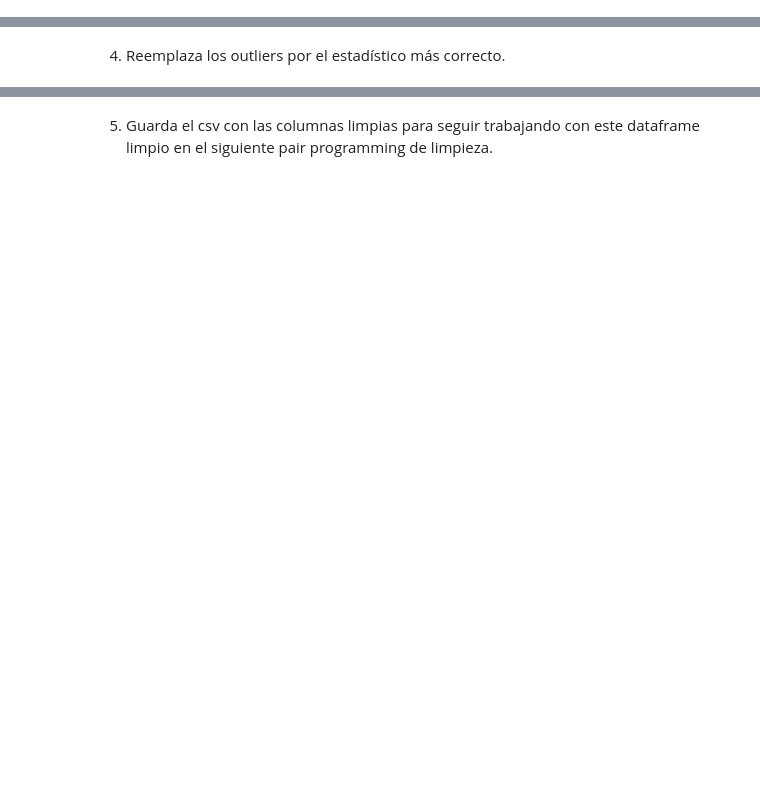
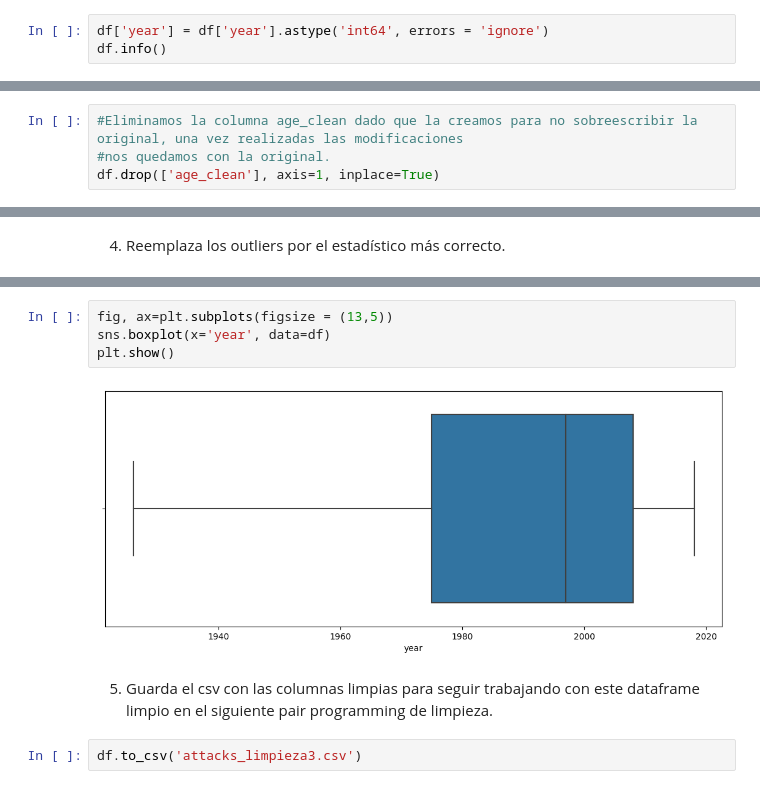
Before and after one commit to Jumblan/DA_promoC_modulo2_sprint3_JudithLola, a Jupyter notebook: limpieza/pair-prog-limpiezaIII.ipynb, the cells around one changed output, grey strips where cells are left out. Cells and saved outputs as stored; diff of their text form; blank space fills up the shorter version.

```diff
--- a/limpieza/pair-prog-limpiezaIII.ipynb
+++ b/limpieza/pair-prog-limpiezaIII.ipynb
@@ -55,0 +56,3 @@ numericas
+# %%
+df['year'] = df['year'].astype('int64', errors = 'ignore')
+df.info()
@@ -55,0 +106,4 @@ numericas
+# %%
+#Eliminamos la columna age_clean dado que la creamos para no sobreescribir la original, una vez realizadas las modificaciones
+#nos quedamos con la original.
+df.drop(['age_clean'], axis=1, inplace=True)
@@ -97,2 +227,10 @@ print(ind)
+# %%
+fig, ax=plt.subplots(figsize = (13,5))
+sns.boxplot(x='year', data=df)
+plt.show()
+# %% [output]
+[figure, added]
 # %% [markdown]
 5. Guarda el csv con las columnas limpias para seguir trabajando con este dataframe limpio en el siguiente pair programming de limpieza.
+# %%
+df.to_csv('attacks_limpieza3.csv')
```
Also changed, not shown: parts of 19 cells of this notebook, 5 other files.
